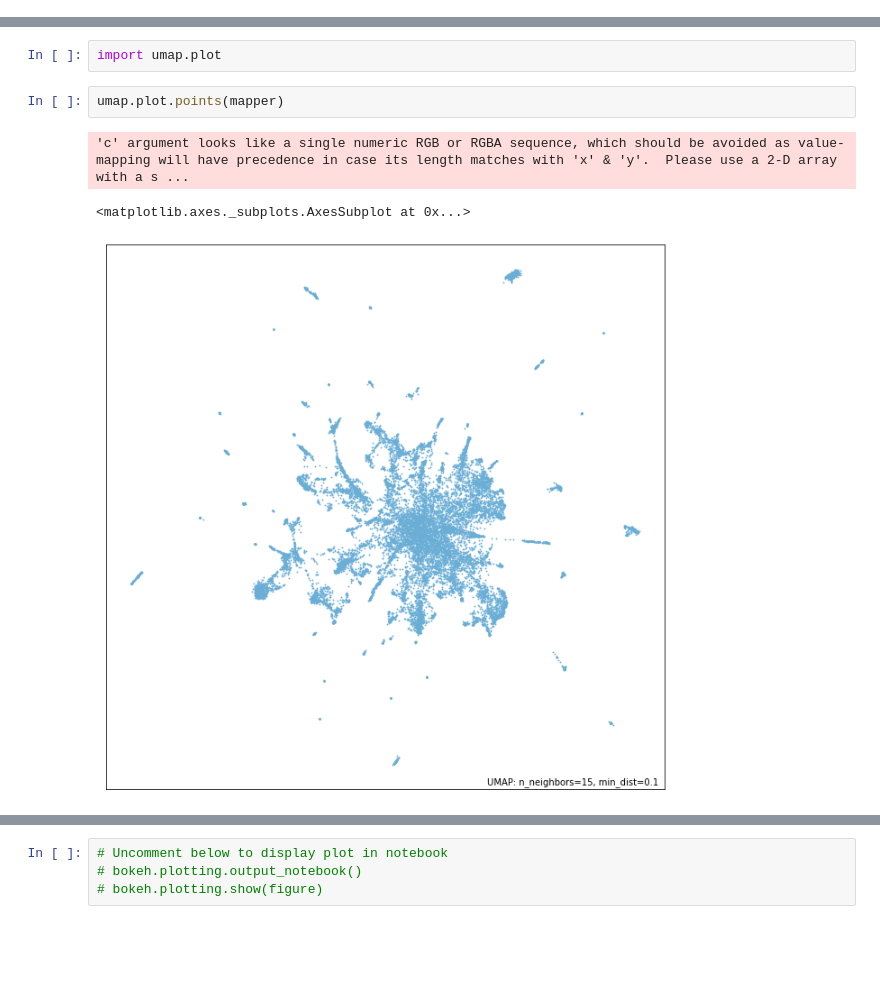
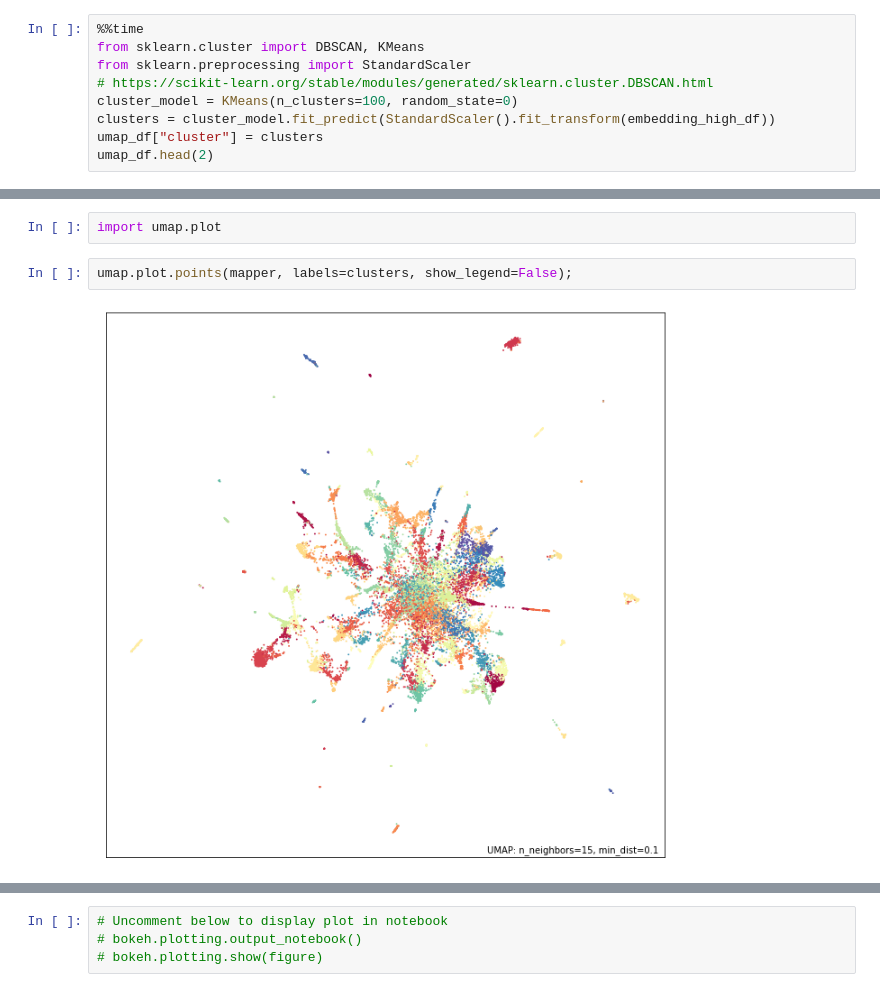
Before and after one commit to related-sciences/string-protein-network, a Jupyter notebook: 26.umap-transform-node2vec.ipynb, the cells around one changed output, grey strips where cells are left out. Cells and saved outputs as stored; diff of their text form; blank space fills up the shorter version.

Commit message:
Color umap plots by node2vec cluster

```diff
--- a/26.umap-transform-node2vec.ipynb
+++ b/26.umap-transform-node2vec.ipynb
@@ -55,0 +72,9 @@ umap_df.head(2)
+# %%
+%%time
+from sklearn.cluster import DBSCAN, KMeans
+from sklearn.preprocessing import StandardScaler
+# https://scikit-learn.org/stable/modules/generated/sklearn.cluster.DBSCAN.html
+cluster_model = KMeans(n_clusters=100, random_state=0)
+clusters = cluster_model.fit_predict(StandardScaler().fit_transform(embedding_high_df))
+umap_df["cluster"] = clusters
+umap_df.head(2)
@@ -60,11 +91,9 @@ umap_df.to_csv("data/embeddings/node2vec-128d-to-umap-2d.tsv.xz", sep="\t", inde
 # %%
 import umap.plot
 # %%
-umap.plot.points(mapper)
+umap.plot.points(mapper, labels=clusters, show_legend=False);
 # %% [output]
-'c' argument looks like a single numeric RGB or RGBA sequence, which should be avoided as value-mapping will have precedence in case its length matches with 'x' & 'y'.  Please use a 2-D array with a s ...
-<matplotlib.axes._subplots.AxesSubplot at 0x...>
-[figure, old version]
+[figure, new version]
 # %%
 # based on example at https://umap-learn.readthedocs.io/en/latest/basic_usage.html
 import bokeh.plotting
```
Also changed, not shown: parts of 8 cells of this notebook, 2 other files.
